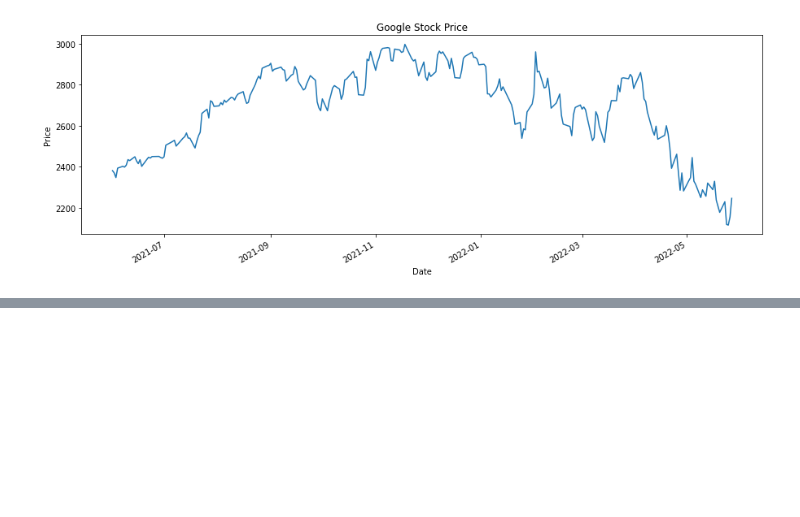
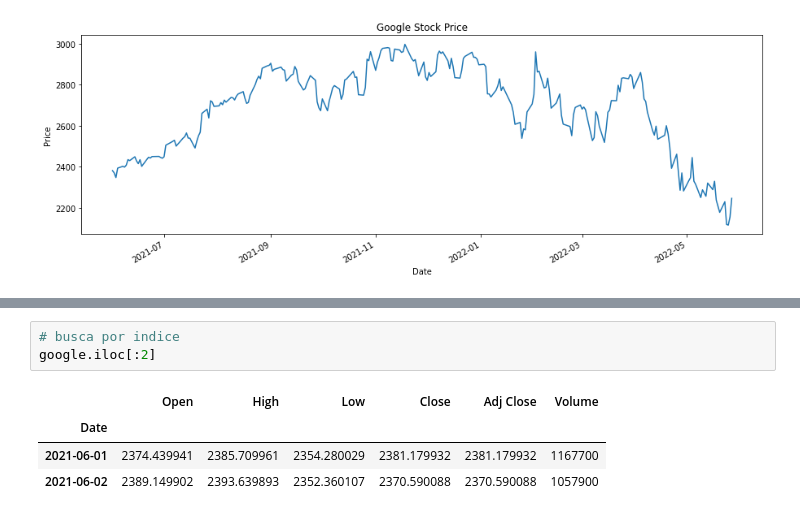
Before and after one commit to caiquemiranda/python-time-series-analysis, a Jupyter notebook: time-series-manipulation/002-manipulating-time-series.ipynb, the cells around one changed output, grey strips where cells are left out. Saved outputs shown, nothing was run; the diff lists cells and outputs as text; blank space fills up the shorter version.

```diff
--- a/time-series-manipulation/002-manipulating-time-series.ipynb
+++ b/time-series-manipulation/002-manipulating-time-series.ipynb
@@ -75,0 +131,8 @@ plt.show()
+# %%
+# busca por indice
+google.iloc[:2]
+# %% [output]
+|  | Open | High | Low | Close | Adj Close | Volume |
+| Date |  |  |  |  |  |  |
+| 2021-06-01 | 2374.439941 | 2385.709961 | 2354.280029 | 2381.179932 | 2381.179932 | 1167700 |
+| 2021-06-02 | 2389.149902 | 2393.639893 | 2352.360107 | 2370.590088 | 2370.590088 | 1057900 |
```
Also changed, not shown: parts of 12 cells of this notebook, 2 other files.
